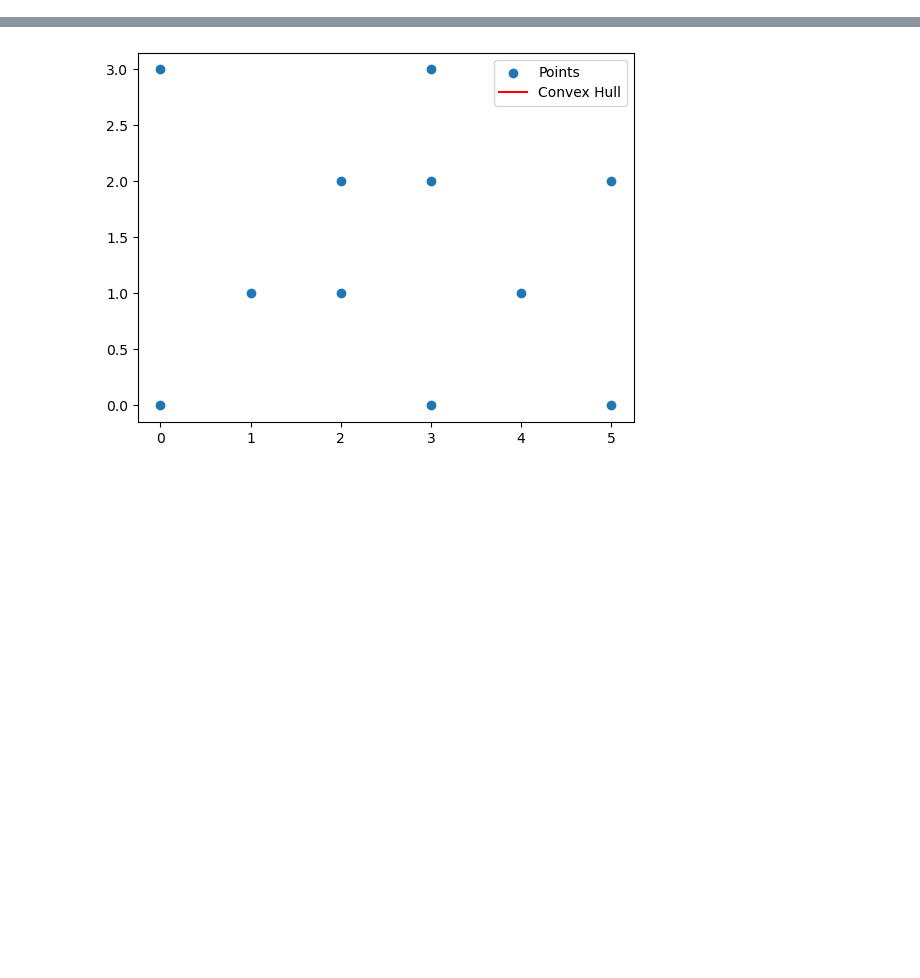
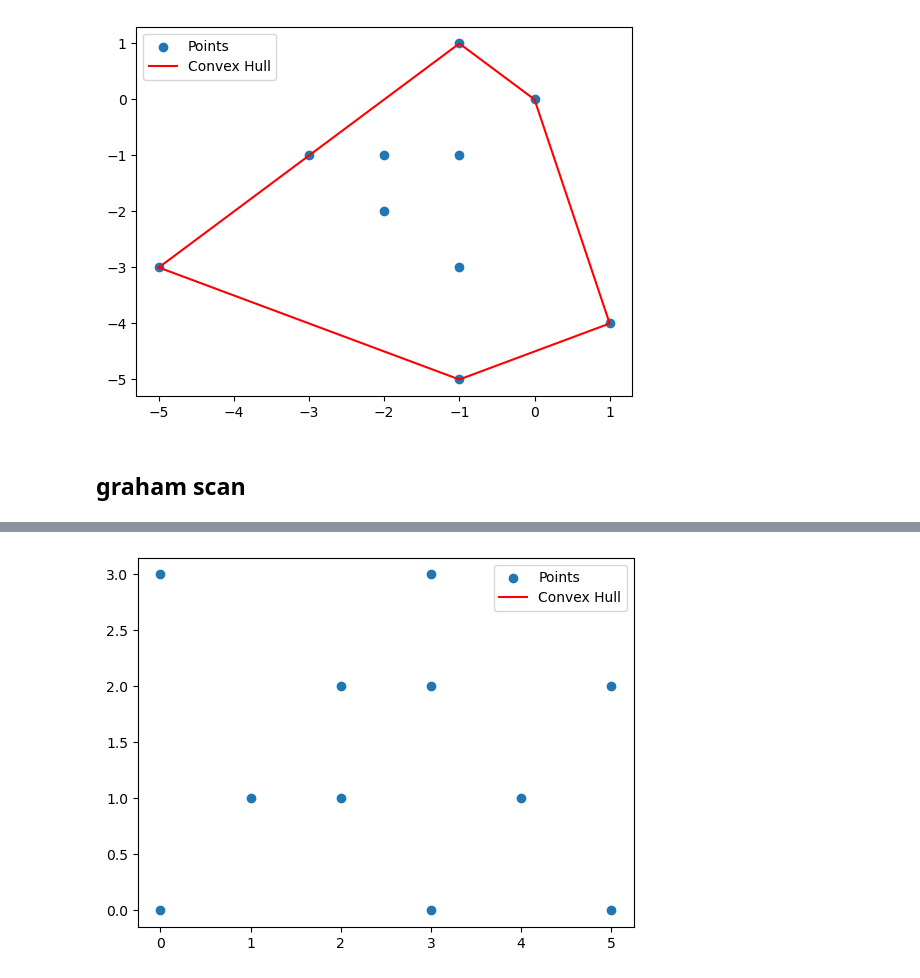
Before and after one commit to SuryaNarayanaa/Los-Codeos-Hermanos, a Jupyter notebook: Python Practice/convex hull.ipynb, the cells around one changed output, grey strips where cells are left out. Drawn from its saved outputs; the diff is of its cells as text; code cells hidden in the pictures; blank space fills up the shorter version.

```diff
--- a/Python Practice/convex hull.ipynb
+++ b/Python Practice/convex hull.ipynb
@@ -1,3 +193,19 @@
+# %%
+import matplotlib.pyplot as plt
+
+# Extract x and y coordinates from the points and the hull
+x, y = zip(*a)
+hx, hy = zip(*ans + [ans[0]])  # Close the hull
+
+# Plotting
+plt.scatter(x, y, label="Points")
+plt.plot(hx, hy, 'r-', label="Convex Hull")
+plt.legend()
+plt.show()
+# %% [output]
+[figure, added]
+# %% [markdown]
+## graham scan
 # %%
 import math
 import matplotlib.pyplot as plt
```
Also changed, not shown: parts of 3 cells of this notebook, 3 other files.
